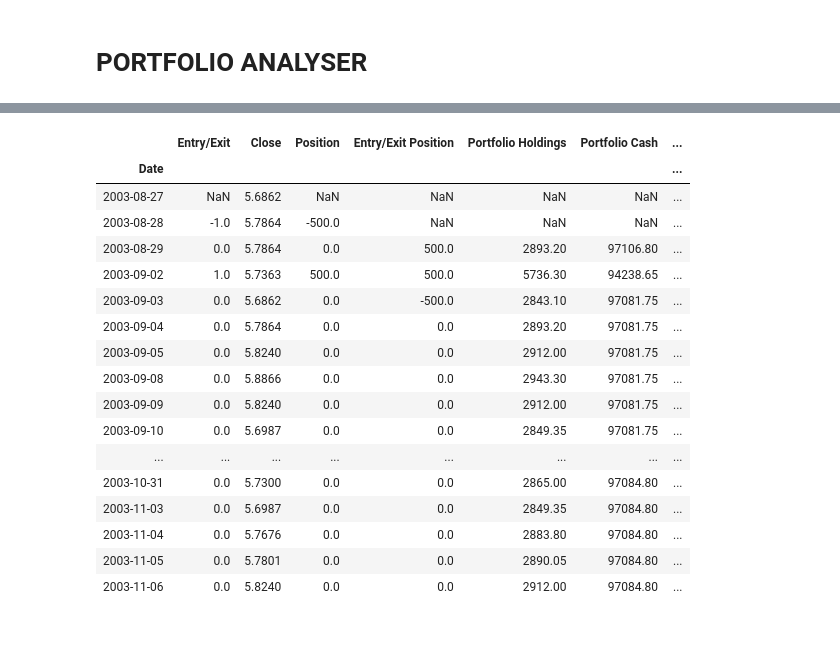
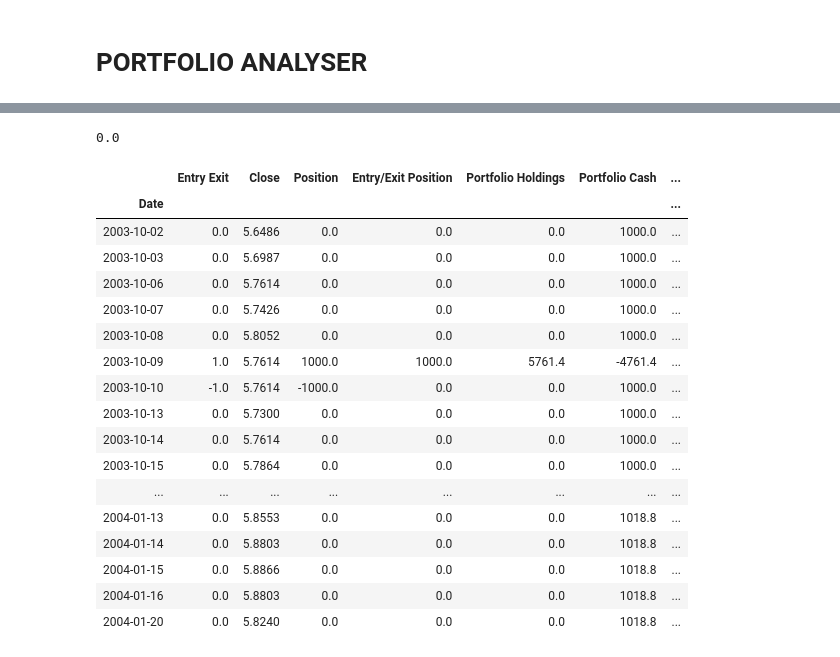
Before and after one commit to irayje/project_2, a Jupyter notebook: functions_for_bot.ipynb, the cells around one changed output, grey strips where cells are left out. Drawn from its saved outputs; the diff is of its cells as text; code cells hidden in the pictures.

```diff
--- a/functions_for_bot.ipynb
+++ b/functions_for_bot.ipynb
@@ -390,13 +354,14 @@ signals_df
 | 2019-12-13 | 0.0 | 2.6500 |
 4104 rows × 2 columns
 # %%
-signals_df['Position'] = np.nan
-signals_df['Entry/Exit Position'] = np.nan
-signals_df['Portfolio Holdings'] = np.nan
-signals_df['Portfolio Cash'] = np.nan
-signals_df['Portfolio Total'] = np.nan
-signals_df['Portfolio Daily Returns'] = np.nan
-signals_df['Portfolio Cumulative Returns'] = np.nan
+signals_df["Entry Exit"][0] = 0
+signals_df['Position'] = 0
+signals_df['Entry/Exit Position'] = 0
+signals_df['Portfolio Holdings'] = 0
+signals_df['Portfolio Cash'] = 0
+signals_df['Portfolio Total'] = 0
+signals_df['Portfolio Daily Returns'] = 0
+signals_df['Portfolio Cumulative Returns'] = 0
 # %%
 signals_df
 # %% [output]
@@ -416 +381,6 @@ signals_df
 4104 rows × 9 columns
+# %%
+signals_df["Entry Exit"][0] = 0
+# %%
+negative_check = signals_df.loc[signals_df['Entry Exit'] != 0].reset_index()
+negative_check[:5]
@@ -416,0 +394,4 @@ signals_df
+# %%
+if negative_check.iloc[0]['Entry Exit'] < 0:
+    x = negative_check.iloc[0]['Date'].strftime(format= '%Y-%m-%d')
+    signals_df['Entry Exit'][x] = 0
@@ -417,49 +455,56 @@ signals_df
+# %%
+signals_df['Entry Exit'][20]
+# %% [output]
+0.0
 # %%
 # Set initial capital
-initial_capital = float(100000)
+initial_capital = float(cash_amount)
+shares_wanted = 1000
+signals_df['Portfolio Cash'][0] = initial_capital
+share_size = int(shares_wanted)
 
-# Set the share size
-share_size = 500
 
 # Take a 500 share position where the dual moving average crossover is 1 (SMA50 is greater than SMA100)
-signals_df['Position'] = share_size * signals_df['Entry/Exit']
+signals_df['Position'] = share_size * signals_df['Entry Exit']
 
 # Find the points in time where a 500 share position is bought or sold
-signals_df['Entry/Exit Position'] = signals_df['Position'].diff()
+signals_df['Entry/Exit Position'] = signals_df['Position'].cumsum()
+
+signals_df['Total Entry/Exit Position'] = signals_df['Entry/Exit Position'].diff()
 
 # Multiply share price by entry/exit positions and get the cumulatively sum
-signals_df['Portfolio Holdings'] = signals_df['Close'] * signals_df['Entry/Exit Position'].cumsum()
+signals_df['Portfolio Holdings'] = signals_df['Close'] * signals_df['Total Entry/Exit Position'].cumsum()
 
 # Subtract the initial capital by the portfolio holdings to get the amount of liquid cash in the portfolio
-signals_df['Portfolio Cash'] = initial_capital - (signals_df['Close'] * signals_df['Entry/Exit Position']).cumsum()
+signals_df['Portfolio Cash'] = initial_capital - (signals_df['Close'] * signals_df['Total Entry/Exit Position']).cumsum()
 
 # Get the total portfolio value by adding the cash amount by the portfolio holdings (or investments)
 signals_df['Portfolio Total'] = signals_df['Portfolio Cash'] + signals_df['Portfolio Holdings']
 
 # Calculate the portfolio daily returns
 signals_df['Portfolio Daily Returns'] = signals_df['Portfolio Total'].pct_change()
 
 # Calculate the cumulative returns
 signals_df['Portfolio Cumulative Returns'] = (1 + signals_df['Portfolio Daily Returns']).cumprod() - 1
 
 # Print the DataFrame
-signals_df[0:51]
+signals_df[25:100]
 # %% [output]
-|  | Entry/Exit | Close | Position | Entry/Exit Position | Portfolio Holdings | Portfolio Cash | ... |
+|  | Entry Exit | Close | Position | Entry/Exit Position | Portfolio Holdings | Portfolio Cash | ... |
 | Date |  |  |  |  |  |  | ... |
-| 2003-08-27 | NaN | 5.6862 | NaN | NaN | NaN | NaN | ... |
-| 2003-08-28 | -1.0 | 5.7864 | -500.0 | NaN | NaN | NaN | ... |
-| 2003-08-29 | 0.0 | 5.7864 | 0.0 | 500.0 | 2893.20 | 97106.80 | ... |
-| 2003-09-02 | 1.0 | 5.7363 | 500.0 | 500.0 | 5736.30 | 94238.65 | ... |
-| 2003-09-03 | 0.0 | 5.6862 | 0.0 | -500.0 | 2843.10 | 97081.75 | ... |
-| 2003-09-04 | 0.0 | 5.7864 | 0.0 | 0.0 | 2893.20 | 97081.75 | ... |
-| 2003-09-05 | 0.0 | 5.8240 | 0.0 | 0.0 | 2912.00 | 97081.75 | ... |
-| 2003-09-08 | 0.0 | 5.8866 | 0.0 | 0.0 | 2943.30 | 97081.75 | ... |
-| 2003-09-09 | 0.0 | 5.8240 | 0.0 | 0.0 | 2912.00 | 97081.75 | ... |
-| 2003-09-10 | 0.0 | 5.6987 | 0.0 | 0.0 | 2849.35 | 97081.75 | ... |
+| 2003-10-02 | 0.0 | 5.6486 | 0.0 | 0.0 | 0.0 | 1000.0 | ... |
+| 2003-10-03 | 0.0 | 5.6987 | 0.0 | 0.0 | 0.0 | 1000.0 | ... |
+| 2003-10-06 | 0.0 | 5.7614 | 0.0 | 0.0 | 0.0 | 1000.0 | ... |
+| 2003-10-07 | 0.0 | 5.7426 | 0.0 | 0.0 | 0.0 | 1000.0 | ... |
+| 2003-10-08 | 0.0 | 5.8052 | 0.0 | 0.0 | 0.0 | 1000.0 | ... |
+| 2003-10-09 | 1.0 | 5.7614 | 1000.0 | 1000.0 | 5761.4 | -4761.4 | ... |
+| 2003-10-10 | -1.0 | 5.7614 | -1000.0 | 0.0 | 0.0 | 1000.0 | ... |
+| 2003-10-13 | 0.0 | 5.7300 | 0.0 | 0.0 | 0.0 | 1000.0 | ... |
+| 2003-10-14 | 0.0 | 5.7614 | 0.0 | 0.0 | 0.0 | 1000.0 | ... |
+| 2003-10-15 | 0.0 | 5.7864 | 0.0 | 0.0 | 0.0 | 1000.0 | ... |
 | ... | ... | ... | ... | ... | ... | ... | ... |
-| 2003-10-31 | 0.0 | 5.7300 | 0.0 | 0.0 | 2865.00 | 97084.80 | ... |
-| 2003-11-03 | 0.0 | 5.6987 | 0.0 | 0.0 | 2849.35 | 97084.80 | ... |
-| 2003-11-04 | 0.0 | 5.7676 | 0.0 | 0.0 | 2883.80 | 97084.80 | ... |
-| 2003-11-05 | 0.0 | 5.7801 | 0.0 | 0.0 | 2890.05 | 97084.80 | ... |
-| 2003-11-06 | 0.0 | 5.8240 | 0.0 | 0.0 | 2912.00 | 97084.80 | ... |
+| 2004-01-13 | 0.0 | 5.8553 | 0.0 | 0.0 | 0.0 | 1018.8 | ... |
+| 2004-01-14 | 0.0 | 5.8803 | 0.0 | 0.0 | 0.0 | 1018.8 | ... |
+| 2004-01-15 | 0.0 | 5.8866 | 0.0 | 0.0 | 0.0 | 1018.8 | ... |
+| 2004-01-16 | 0.0 | 5.8803 | 0.0 | 0.0 | 0.0 | 1018.8 | ... |
+| 2004-01-20 | 0.0 | 5.8240 | 0.0 | 0.0 | 0.0 | 1018.8 | ... |
```
Also changed, not shown: parts of 36 cells of this notebook, 2 other files.
